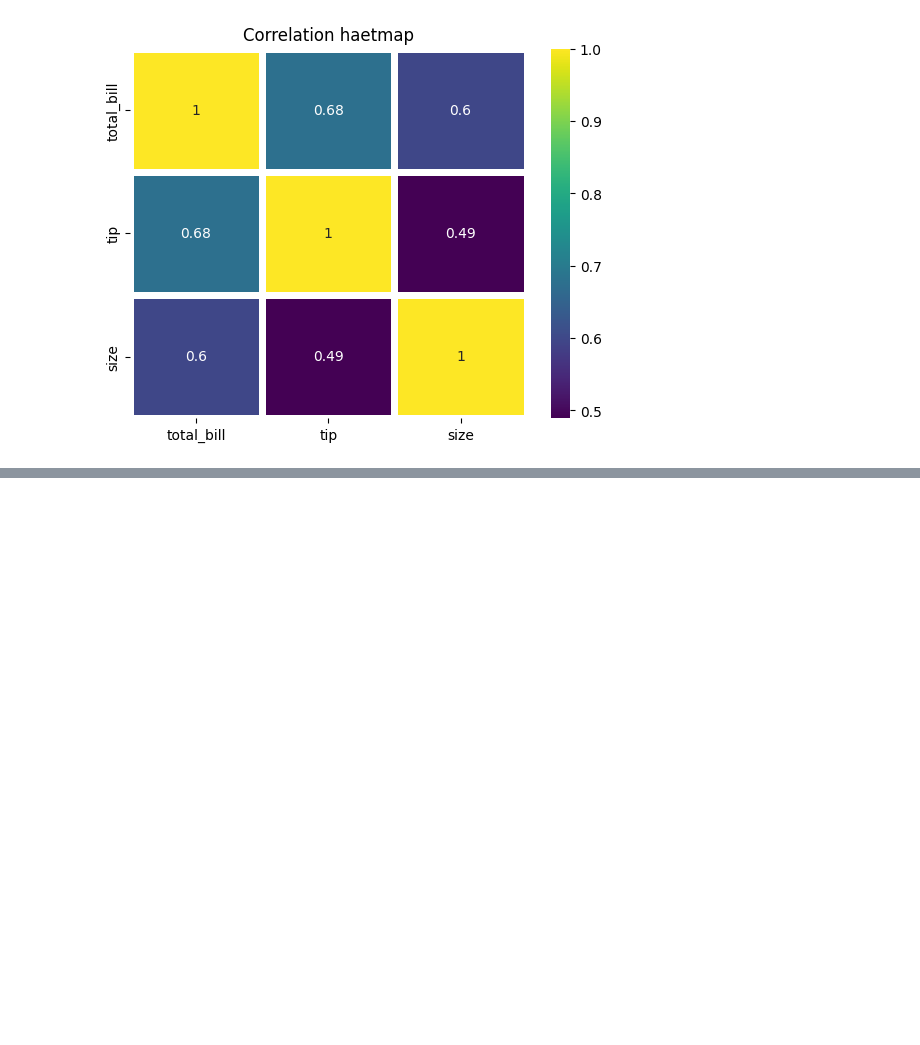
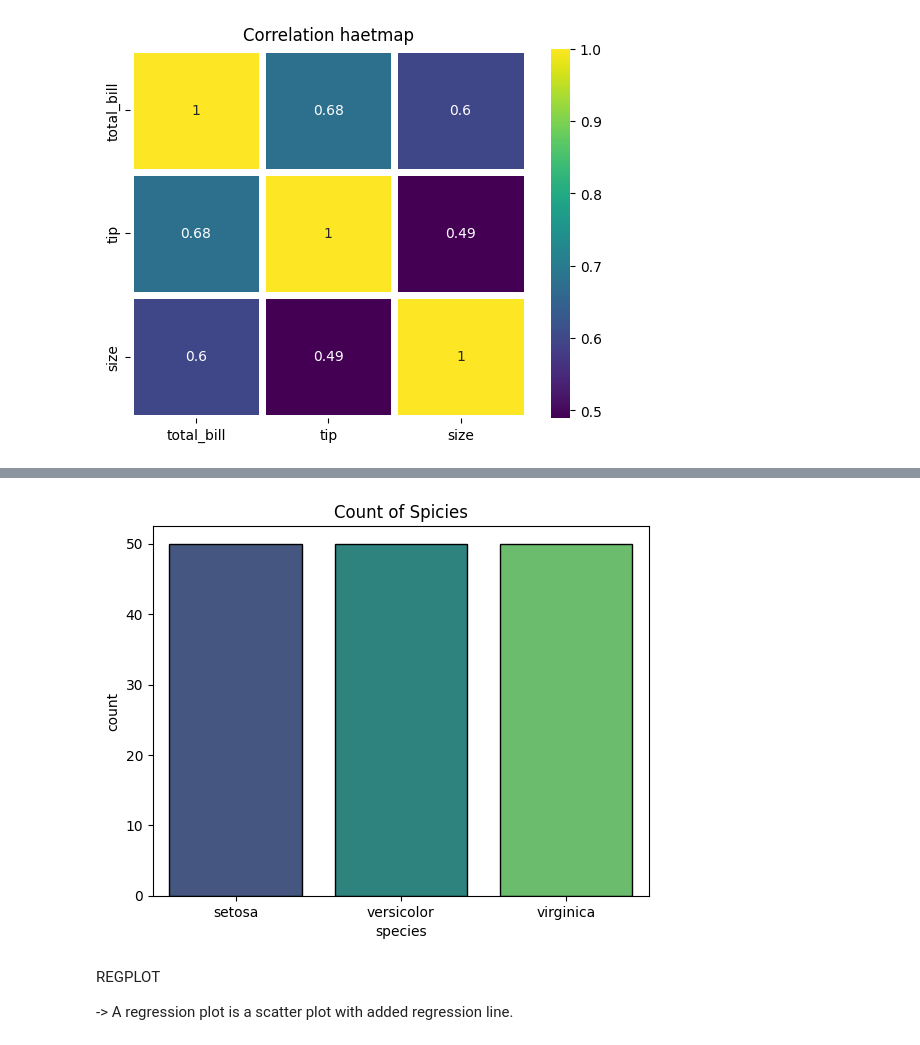
Before and after one commit to Gummudu-Hemanth/Data-Science, a Jupyter notebook: Seaborn/seaviz.ipynb, the cells around one changed output, grey strips where cells are left out. Saved outputs shown, nothing was run; the diff lists cells and outputs as text; code cells hidden in the pictures; blank space fills up the shorter version.

```diff
--- a/Seaborn/seaviz.ipynb
+++ b/Seaborn/seaviz.ipynb
@@ -260,0 +271,3 @@ Text(0.5, 1.0, 'Correlation haetmap')
+# %%
+data = sns.load_dataset('iris')
+data.head()
@@ -260,0 +281,11 @@ Text(0.5, 1.0, 'Correlation haetmap')
+# %%
+sns.countplot(data=data , x='species' , palette='viridis' , edgecolor='black' , hue='species')
+plt.title('Count of Spicies')
+
+plt.show()
+# %% [output]
+[figure, added]
+# %% [markdown]
+REGPLOT
+
+-> A regression plot is a scatter plot with added regression line.
```
Also changed, not shown: parts of 9 cells of this notebook, 1 other file.
